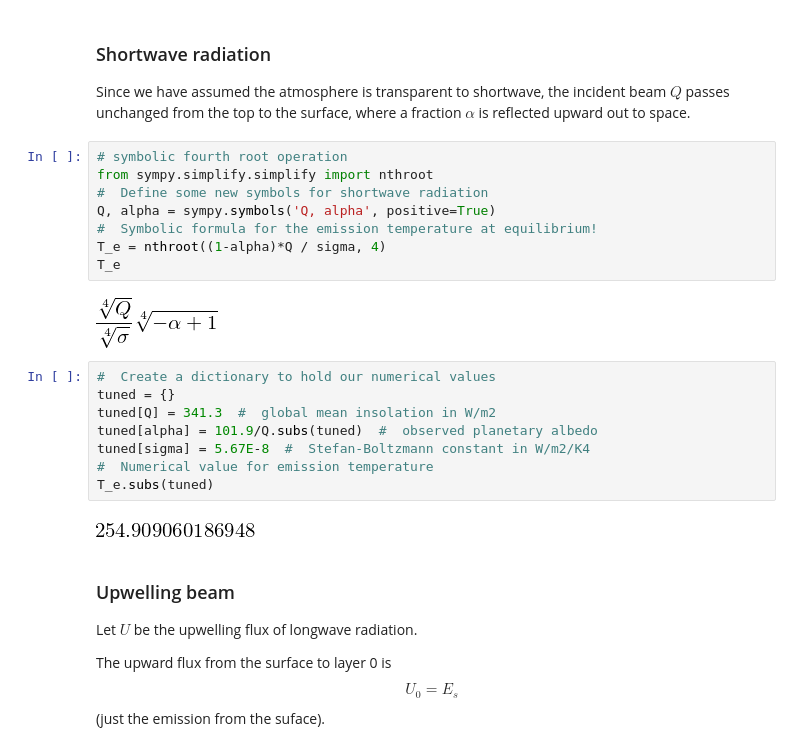
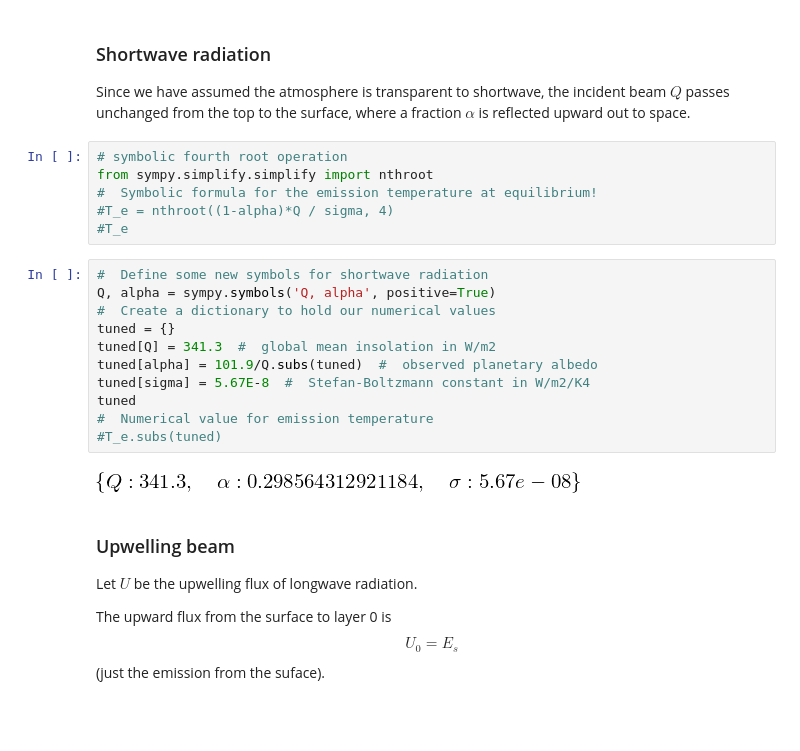
Before and after one commit to brian-rose/ClimateModeling_courseware, a Jupyter notebook: Lectures/Lecture06 -- Elementary greenhouse models.ipynb, the cells around one changed output. Cells and saved outputs as stored; diff of their text form; blank space fills up the shorter version.

```diff
--- a/Lectures/Lecture06 -- Elementary greenhouse models.ipynb
+++ b/Lectures/Lecture06 -- Elementary greenhouse models.ipynb
@@ -218,23 +218,22 @@ Since we have assumed the atmosphere is transparent to shortwave, the incident b
 # %%
 # symbolic fourth root operation
 from sympy.simplify.simplify import nthroot
-#  Define some new symbols for shortwave radiation
-Q, alpha = sympy.symbols('Q, alpha', positive=True)
 #  Symbolic formula for the emission temperature at equilibrium!
-T_e = nthroot((1-alpha)*Q / sigma, 4)
-T_e
+#T_e = nthroot((1-alpha)*Q / sigma, 4)
+#T_e
-# %% [output]
-[figure, removed]
 # %%
+#  Define some new symbols for shortwave radiation
+Q, alpha = sympy.symbols('Q, alpha', positive=True)
 #  Create a dictionary to hold our numerical values
 tuned = {}
 tuned[Q] = 341.3  #  global mean insolation in W/m2
 tuned[alpha] = 101.9/Q.subs(tuned)  #  observed planetary albedo
 tuned[sigma] = 5.67E-8  #  Stefan-Boltzmann constant in W/m2/K4
+tuned
 #  Numerical value for emission temperature
-T_e.subs(tuned)
+#T_e.subs(tuned)
 # %% [output]
-[figure, old version]
+[figure, new version]
 # %% [markdown]
 ### Upwelling beam
 
```
Also changed, not shown: parts of 13 cells of this notebook.
